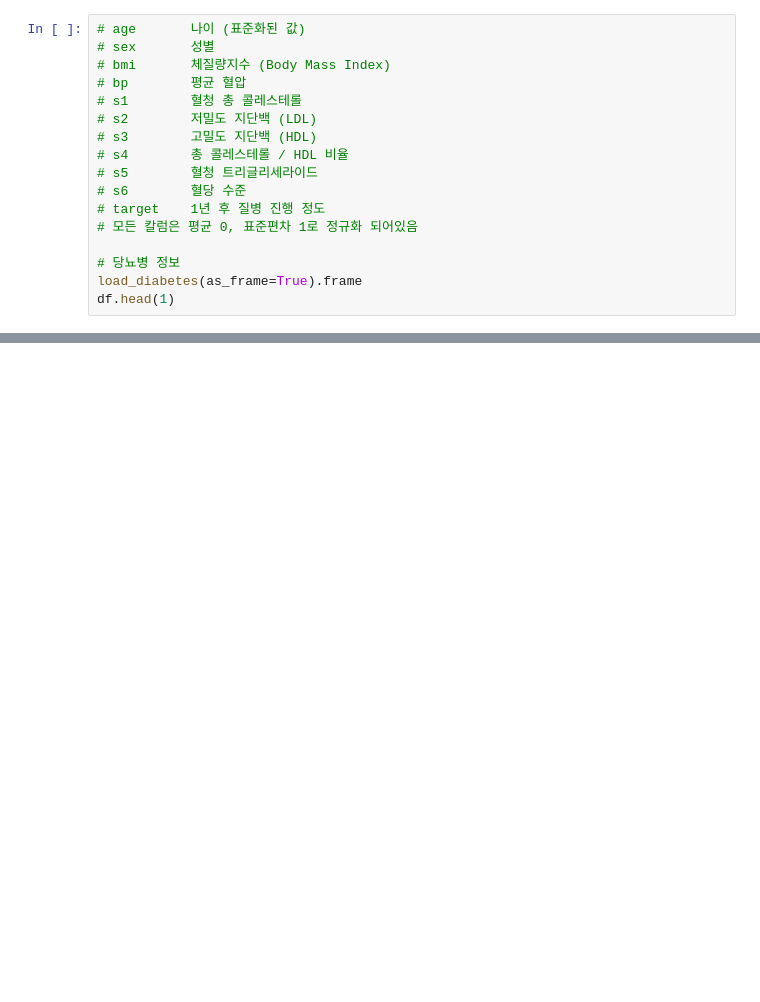
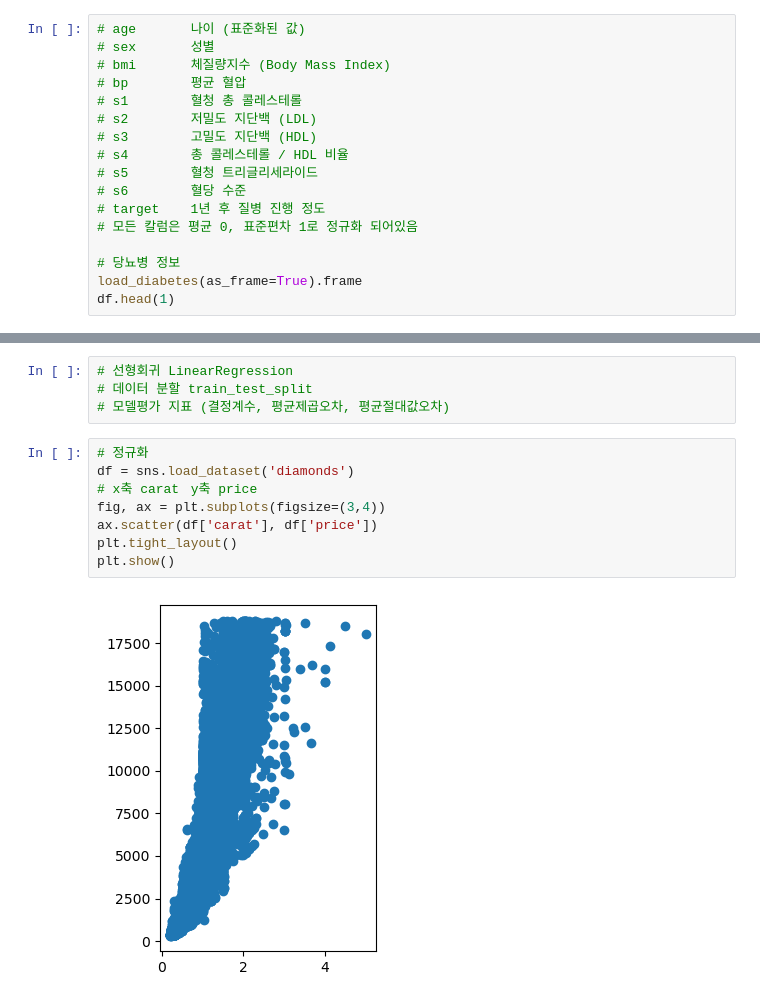
Before and after one commit to eunjin661/study_recode, a Jupyter notebook: Machine Learning/pipe_line_01.ipynb, the cells around one changed output, grey strips where cells are left out. Cells and saved outputs as stored; diff of their text form; blank space fills up the shorter version.

```diff
--- a/Machine Learning/pipe_line.ipynb
+++ b/Machine Learning/pipe_line_01.ipynb
@@ -237,0 +266,14 @@ y_mean, SS_tot, SS_res, R2_score
+# %%
+# 선형회귀 LinearRegression
+# 데이터 분할 train_test_split
+# 모델평가 지표 (결정계수, 평균제곱오차, 평균절대값오차)
+# %%
+# 정규화
+df = sns.load_dataset('diamonds')
+# x축 carat	y축 price
+fig, ax = plt.subplots(figsize=(3,4))
+ax.scatter(df['carat'], df['price'])
+plt.tight_layout()
+plt.show()
+# %% [output]
+[figure, added]
```
Also changed, not shown: parts of 8 cells of this notebook, 1 other file.
